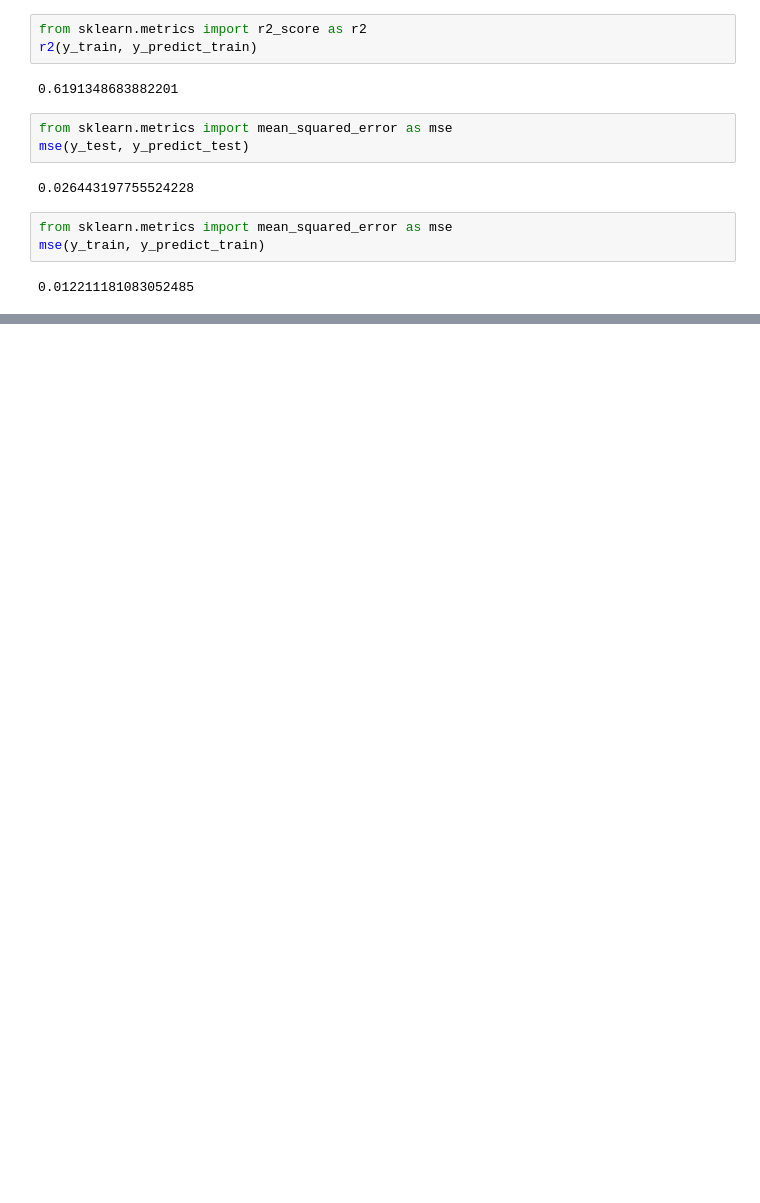
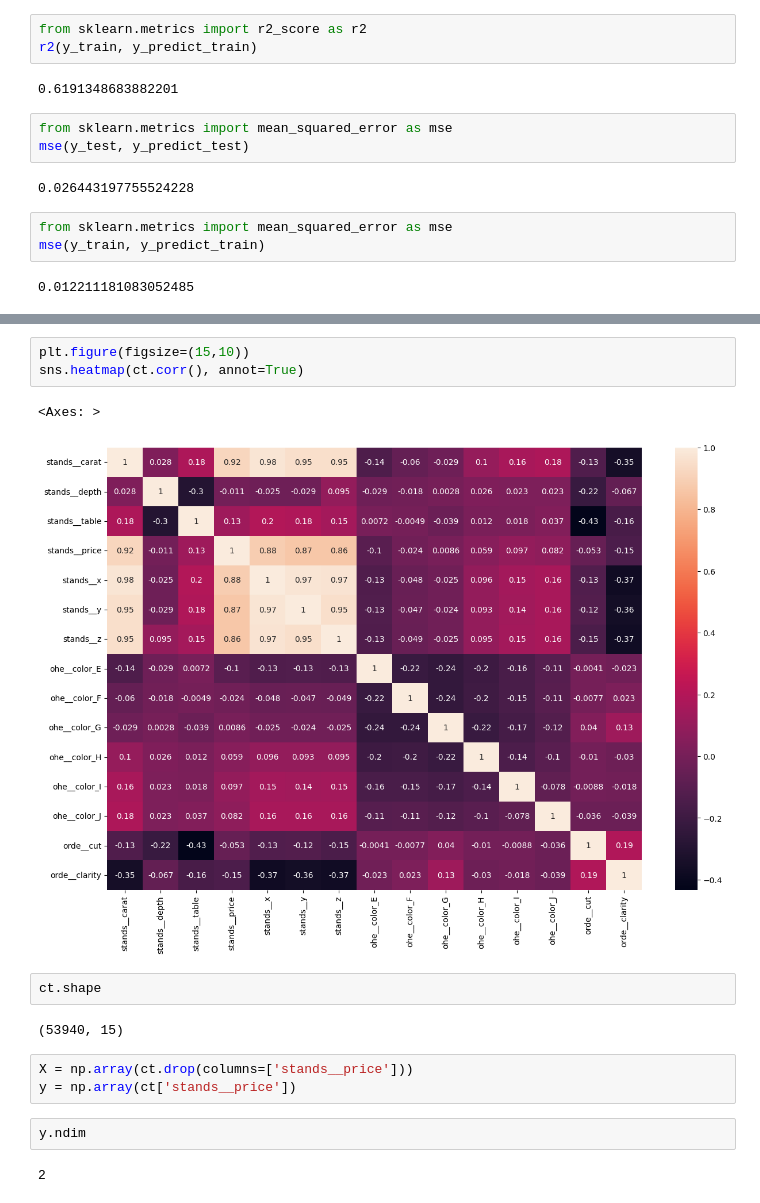
Before and after one commit to SanjarbekMatlabov/Pandas-numpy-dars-1, a Jupyter notebook: 404_regressiya.ipynb, the cells around one changed output, grey strips where cells are left out. Cells and saved outputs as stored; diff of their text form; blank space fills up the shorter version.

```diff
--- a/404_regressiya.ipynb
+++ b/404_regressiya.ipynb
@@ -258,0 +299,17 @@ ct1
+# %%
+plt.figure(figsize=(15,10))
+sns.heatmap(ct.corr(), annot=True)
+# %% [output]
+<Axes: >
+[figure, added]
+# %%
+ct.shape
+# %% [output]
+(53940, 15)
+# %%
+X = np.array(ct.drop(columns=['stands__price']))
+y = np.array(ct['stands__price'])
+# %%
+y.ndim
+# %% [output]
+2
```
Also changed, not shown: parts of 35 cells of this notebook.
